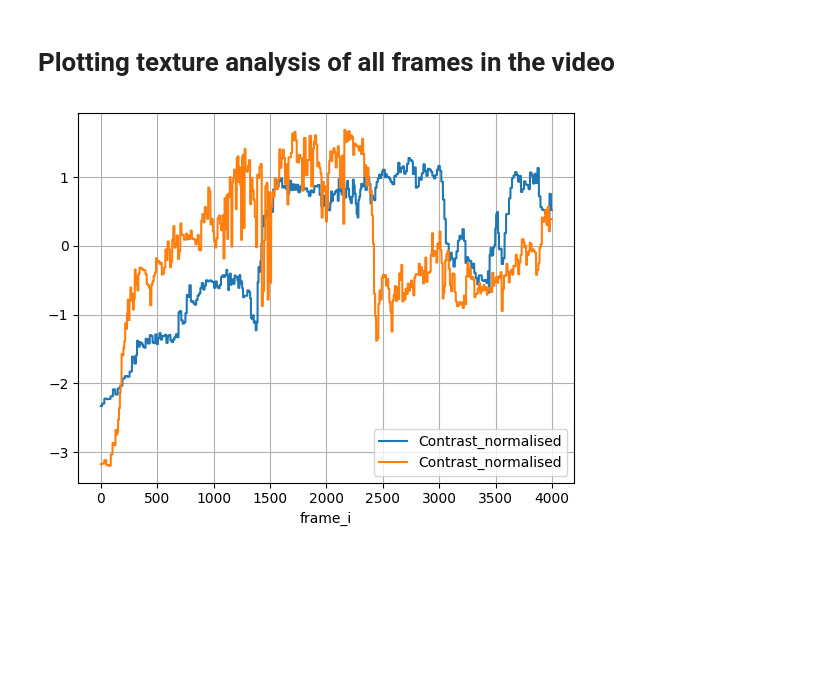
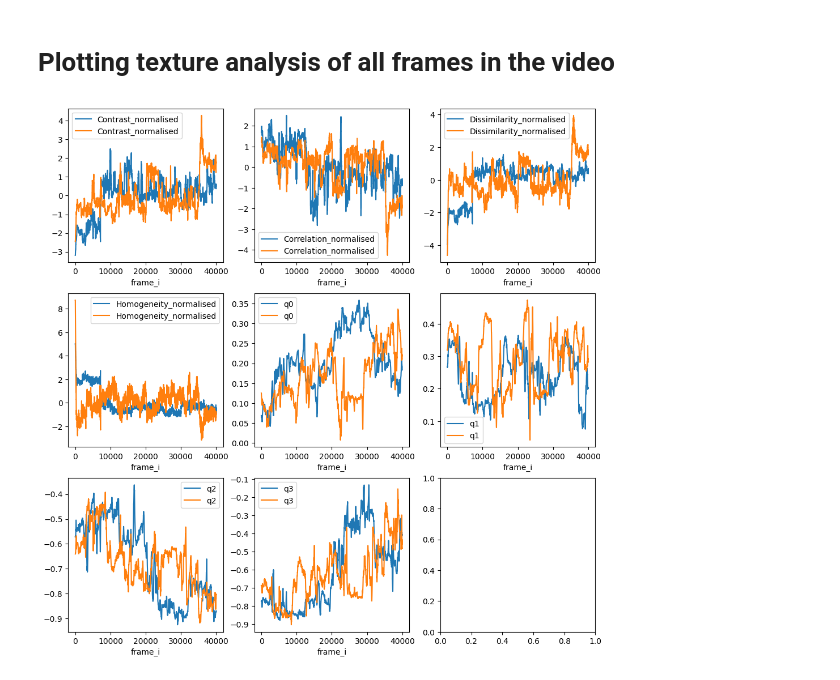
Before and after one commit to mxochicale/sentient, a Jupyter notebook: rtt4ssa/data_analysis/B_analysis_of_data_from_multiple_files_plotting.ipynb, the cells around one changed output. Cells and saved outputs as stored; diff of their text form; code cells hidden in the pictures; blank space fills up the shorter version.

Commit message:
updates scripts to generate and plot preprocessed time-series data (#15)

```diff
--- a/rtt4ssa/data_analysis/B_analysis_of_data_from_multiple_files_plotting.ipynb
+++ b/rtt4ssa/data_analysis/B_analysis_of_data_from_multiple_files_plotting.ipynb
@@ -48,13 +49,16 @@ USERNAME = os.path.split(HOME_PATH)[1]
 REPOSITORY_PATH='repositories/rtt4ssa'
 
 ###########################
-###SET DATA_PATH
+###SETTING DATA PATHS
 # DATA_PATH='repositories/datasets/in2research2023/Thu-27-Jul-2023'
-DATA_PATH='repositories/datasets/in2research2023/Thu-24-Aug-2023'
-FULL_REPO_DATA_PATH = HOME_PATH +'/' + DATA_PATH
-PLOTTING_DATA_PATH=HOME_PATH+'/'+DATA_PATH+'/plotting_data/'
+# DATA_PATH='repositories/datasets/in2research2023/Thu-24-Aug-2023'
+# FULL_REPO_DATA_PATH = HOME_PATH +'/' + DATA_PATH
+
+PREPROCESSED_DATA_PATH='repositories/datasets/in2research2023/Thu-24-Aug-2023-preprocessed'
+FULL_REPO_PREPROCESSED_DATA_PATH = HOME_PATH +'/' + PREPROCESSED_DATA_PATH +'/'
+PLOTTING_FULL_REPO_PREPROCESSED_DATA_PATH=HOME_PATH+'/'+PREPROCESSED_DATA_PATH+'/plotting_data/'
 
 ## Printing Versions and paths
-print(PLOTTING_DATA_PATH)
+print(PLOTTING_FULL_REPO_PREPROCESSED_DATA_PATH)
 print(f'pandas Version: {pd.__version__}')
 # %% [output]
@@ -76,11 +103,38 @@ df_texture_analysis_p01t05 = pd.read_csv(PLOTTING_DATA_PATH+CSV_FILENAME_FOR_TEX
 # %% [markdown]
 # Plotting texture analysis of all frames in the video
 # %%
-### Ploting single texture feature
+# TO ADD IN UTILS on 26Sep2023
+# ## Comment/uncomment any of the following lines to show however axis you would like to see in the plot
+# ## TODO: https://seaborn.pydata.org/generated/seaborn.lineplot.html
+
+fig, axs = plt.subplots(3,3, figsize=(12, 12))
 ax = plt.gca()
-df_texture_analysis_p01t05.plot(x='frame_i', y='Contrast_normalised', ax=ax)
-df_texture_analysis_p01t03.plot(x='frame_i', y='Contrast_normalised', ax=ax)
-plt.grid()
+
+df_texture_analysis_p01t01r01.plot(x='frame_i', y='Contrast_normalised', ax=axs[0,0])
+df_texture_analysis_p01t01r02.plot(x='frame_i', y='Contrast_normalised', ax=axs[0,0])
+
+df_texture_analysis_p01t01r01.plot(x='frame_i', y='Correlation_normalised', ax=axs[0,1])
+df_texture_analysis_p01t01r02.plot(x='frame_i', y='Correlation_normalised', ax=axs[0,1])
+
+df_texture_analysis_p01t01r01.plot(x='frame_i', y='Dissimilarity_normalised', ax=axs[0,2])
+df_texture_analysis_p01t01r02.plot(x='frame_i', y='Dissimilarity_normalised', ax=axs[0,2])
+
+df_texture_analysis_p01t01r01.plot(x='frame_i', y='Homogeneity_normalised', ax=axs[1,0])
+df_texture_analysis_p01t01r02.plot(x='frame_i', y='Homogeneity_normalised', ax=axs[1,0])
+# axs[1,1].set_ylim((-5,5))
+
+df_texture_analysis_p01t01r01.plot(x='frame_i', y='q0', ax=axs[1,1])
+df_texture_analysis_p01t01r02.plot(x='frame_i', y='q0', ax=axs[1,1])
+
+df_texture_analysis_p01t01r01.plot(x='frame_i', y='q1', ax=axs[1,2])
+df_texture_analysis_p01t01r02.plot(x='frame_i', y='q1', ax=axs[1,2])
+
+df_texture_analysis_p01t01r01.plot(x='frame_i', y='q2', ax=axs[2,0])
+df_texture_analysis_p01t01r02.plot(x='frame_i', y='q2', ax=axs[2,0])
+
+df_texture_analysis_p01t01r01.plot(x='frame_i', y='q3', ax=axs[2,1])
+df_texture_analysis_p01t01r02.plot(x='frame_i', y='q3', ax=axs[2,1])
+
 plt.show()
 # %% [output]
-[figure, old version]
+[figure, new version]
```
Also changed, not shown: parts of 4 cells of this notebook, 3 other files.
